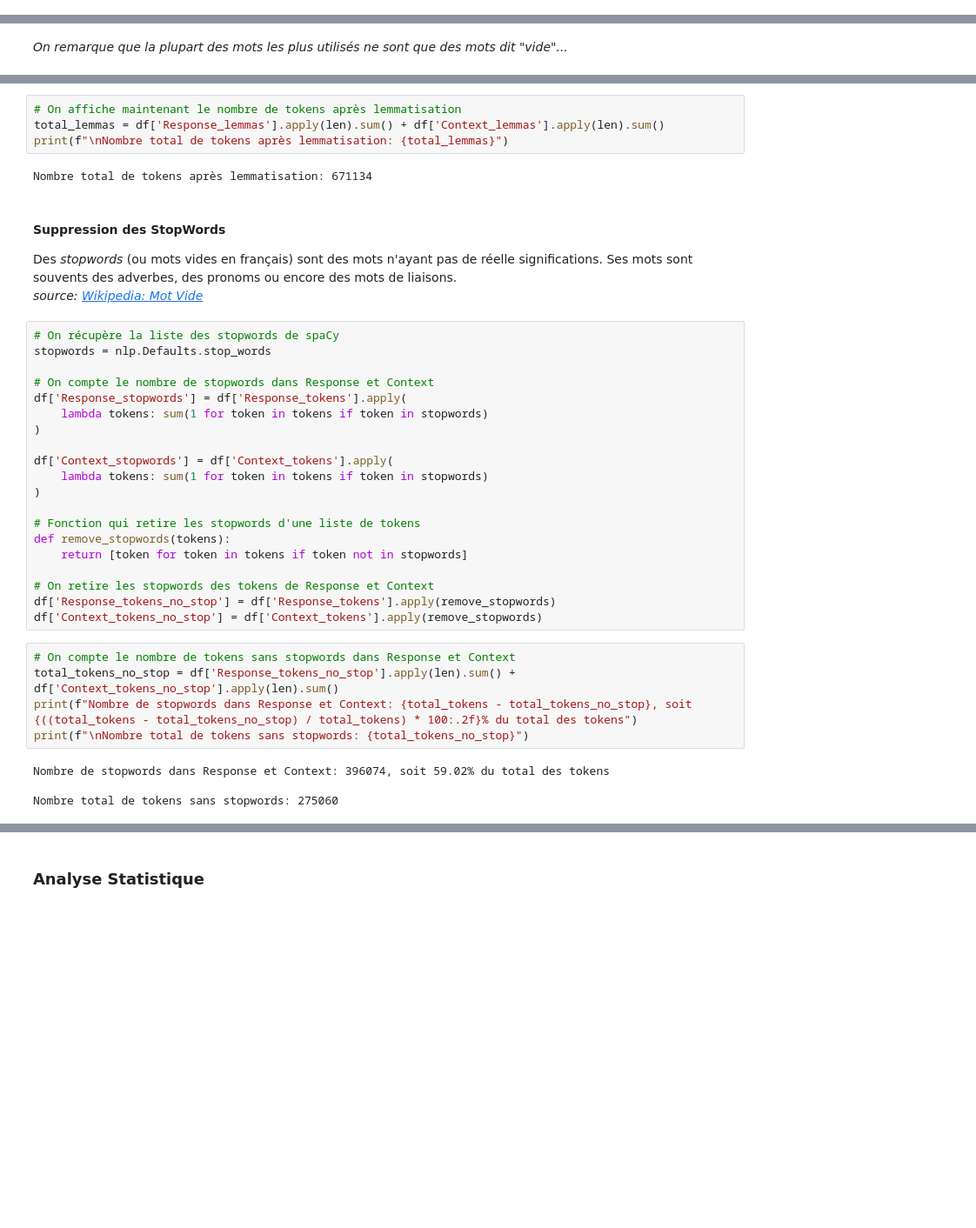
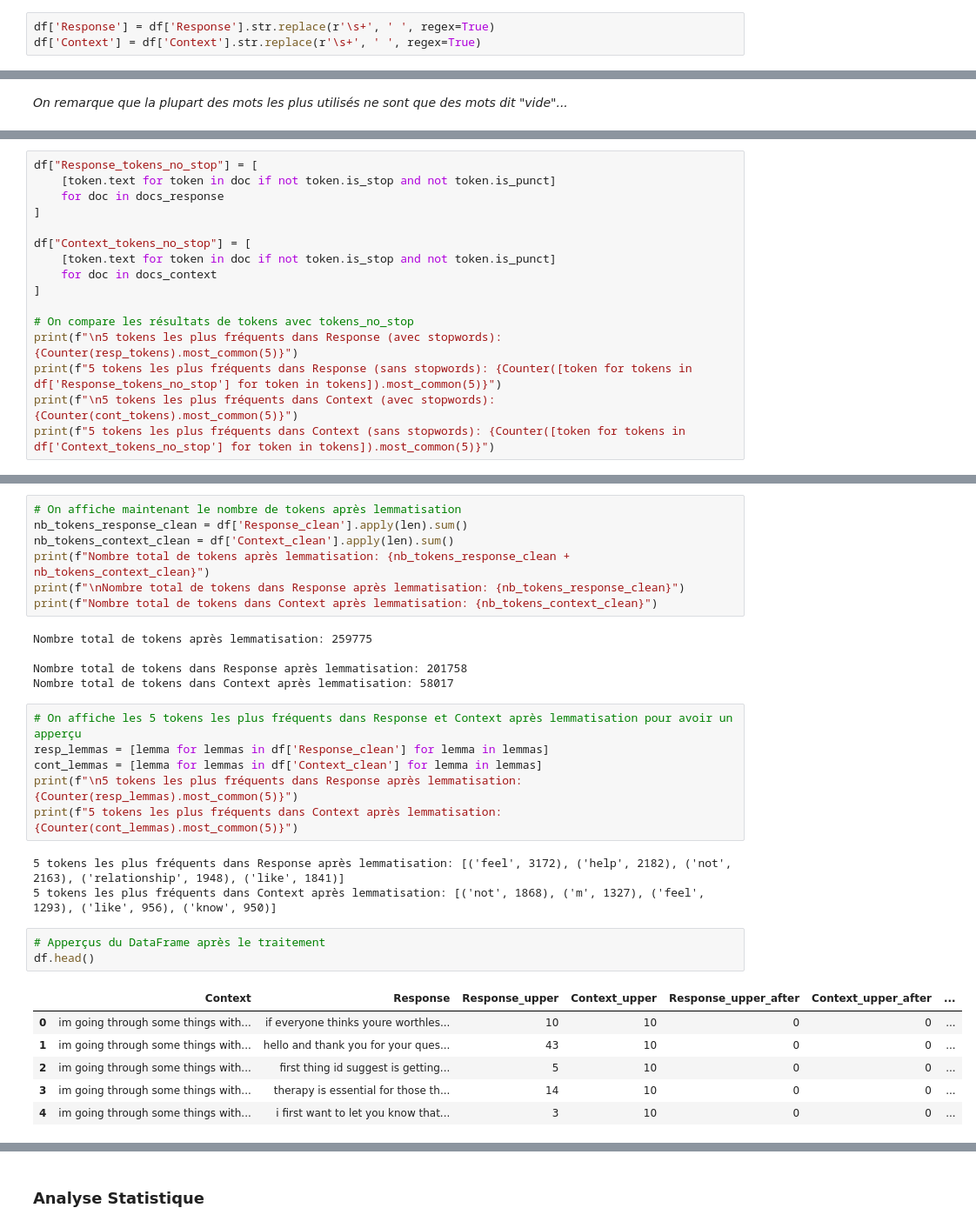
Before and after one commit to cypnet/Analyse-de-conversations-sur-la-sant-mentale-, a Jupyter notebook: LOGAN/ETAPE1-Exploration_jeu_de_donnees.ipynb, the cells around one changed output, grey strips where cells are left out. Shown at 87% size. Saved outputs shown, nothing was run; the diff lists cells and outputs as text; blank space fills up the shorter version.

```diff
--- a/LOGAN/ETAPE1-Exploration_jeu_de_donnees.ipynb
+++ b/LOGAN/ETAPE1-Exploration_jeu_de_donnees.ipynb
@@ -175,3 +178,6 @@ Nombre de majuscules dans Context (après): 0
+# %%
+df['Response'] = df['Response'].str.replace(r'\s+', ' ', regex=True)
+df['Context'] = df['Context'].str.replace(r'\s+', ' ', regex=True)
 # %% [markdown]
 <h4>Tokenisation</h4>
 <p>On va maitenant "découper" les mots de chaque cellules en <i>tokens</i>.<br>
@@ -215,0 +238,16 @@ Nombre total de tokens: 671134
+# %%
+df["Response_tokens_no_stop"] = [
+    [token.text for token in doc if not token.is_stop and not token.is_punct]
+    for doc in docs_response
+]
+
+df["Context_tokens_no_stop"] = [
+    [token.text for token in doc if not token.is_stop and not token.is_punct]
+    for doc in docs_context
+]
+
+# On compare les résultats de tokens avec tokens_no_stop
+print(f"\n5 tokens les plus fréquents dans Response (avec stopwords): {Counter(resp_tokens).most_common(5)}")
+print(f"5 tokens les plus fréquents dans Response (sans stopwords): {Counter([token for tokens in df['Response_tokens_no_stop'] for token in tokens]).most_common(5)}")
+print(f"\n5 tokens les plus fréquents dans Context (avec stopwords): {Counter(cont_tokens).most_common(5)}")
+print(f"5 tokens les plus fréquents dans Context (sans stopwords): {Counter([token for tokens in df['Context_tokens_no_stop'] for token in tokens]).most_common(5)}")
@@ -224,39 +286,31 @@ df["Context_lemmas"] = [[token.lemma_ for token in doc] for doc in cont_docs]
 # %%
 # On affiche maintenant le nombre de tokens après lemmatisation
-total_lemmas = df['Response_lemmas'].apply(len).sum() + df['Context_lemmas'].apply(len).sum()
-print(f"\nNombre total de tokens après lemmatisation: {total_lemmas}")
+nb_tokens_response_clean = df['Response_clean'].apply(len).sum()
+nb_tokens_context_clean = df['Context_clean'].apply(len).sum()
+print(f"Nombre total de tokens après lemmatisation: {nb_tokens_response_clean + nb_tokens_context_clean}")
+print(f"\nNombre total de tokens dans Response après lemmatisation: {nb_tokens_response_clean}")
+print(f"Nombre total de tokens dans Context après lemmatisation: {nb_tokens_context_clean}")
 # %% [output]
-Nombre total de tokens après lemmatisation: 671134
+Nombre total de tokens après lemmatisation: 259775
+
+Nombre total de tokens dans Response après lemmatisation: 201758
+Nombre total de tokens dans Context après lemmatisation: 58017
-# %% [markdown]
-<h4>Suppression des StopWords</h4>
-<p>Des <i>stopwords</i> (ou mots vides en français) sont des mots n'ayant pas de réelle significations. Ses mots sont souvents des adverbes, des pronoms ou encore des mots de liaisons.<br>
-<i>source: <a href="https://fr.wikipedia.org/wiki/Mot_vide">Wikipedia: Mot Vide</a> </i> </p>
-# %%
-# On récupère la liste des stopwords de spaCy
-stopwords = nlp.Defaults.stop_words
-
-# On compte le nombre de stopwords dans Response et Context
-df['Response_stopwords'] = df['Response_tokens'].apply(
-    lambda tokens: sum(1 for token in tokens if token in stopwords)
-)
-
-df['Context_stopwords'] = df['Context_tokens'].apply(
-    lambda tokens: sum(1 for token in tokens if token in stopwords)
-)
-
-# Fonction qui retire les stopwords d'une liste de tokens
-def remove_stopwords(tokens):
-    return [token for token in tokens if token not in stopwords]
-
-# On retire les stopwords des tokens de Response et Context
-df['Response_tokens_no_stop'] = df['Response_tokens'].apply(remove_stopwords)
-df['Context_tokens_no_stop'] = df['Context_tokens'].apply(remove_stopwords)
 # %%
-# On compte le nombre de tokens sans stopwords dans Response et Context
-total_tokens_no_stop = df['Response_tokens_no_stop'].apply(len).sum() + df['Context_tokens_no_stop'].apply(len).sum()
-print(f"Nombre de stopwords dans Response et Context: {total_tokens - total_tokens_no_stop}, soit {((total_tokens - total_tokens_no_stop) / total_tokens) * 100:.2f}% du total des tokens")
-print(f"\nNombre total de tokens sans stopwords: {total_tokens_no_stop}")
+# On affiche les 5 tokens les plus fréquents dans Response et Context après lemmatisation pour avoir un apperçu
+resp_lemmas = [lemma for lemmas in df['Response_clean'] for lemma in lemmas]
+cont_lemmas = [lemma for lemmas in df['Context_clean'] for lemma in lemmas]
+print(f"\n5 tokens les plus fréquents dans Response après lemmatisation: {Counter(resp_lemmas).most_common(5)}")
+print(f"5 tokens les plus fréquents dans Context après lemmatisation: {Counter(cont_lemmas).most_common(5)}")
 # %% [output]
-Nombre de stopwords dans Response et Context: 396074, soit 59.02% du total des tokens
-
-Nombre total de tokens sans stopwords: 275060
+5 tokens les plus fréquents dans Response après lemmatisation: [('feel', 3172), ('help', 2182), ('not', 2163), ('relationship', 1948), ('like', 1841)]
+5 tokens les plus fréquents dans Context après lemmatisation: [('not', 1868), ('m', 1327), ('feel', 1293), ('like', 956), ('know', 950)]
+# %%
+# Apperçus du DataFrame après le traitement
+df.head()
+# %% [output]
+|  | Context | Response | Response_upper | Context_upper | Response_upper_after | Context_upper_after | ... |
+| 0 | im going through some things with... | if everyone thinks youre worthles... | 10 | 10 | 0 | 0 | ... |
+| 1 | im going through some things with... | hello and thank you for your ques... | 43 | 10 | 0 | 0 | ... |
+| 2 | im going through some things with... | first thing id suggest is getting... | 5 | 10 | 0 | 0 | ... |
+| 3 | im going through some things with... | therapy is essential for those th... | 14 | 10 | 0 | 0 | ... |
+| 4 | im going through some things with... | i first want to let you know that... | 3 | 10 | 0 | 0 | ... |
```
Also changed, not shown: parts of 17 cells of this notebook.
